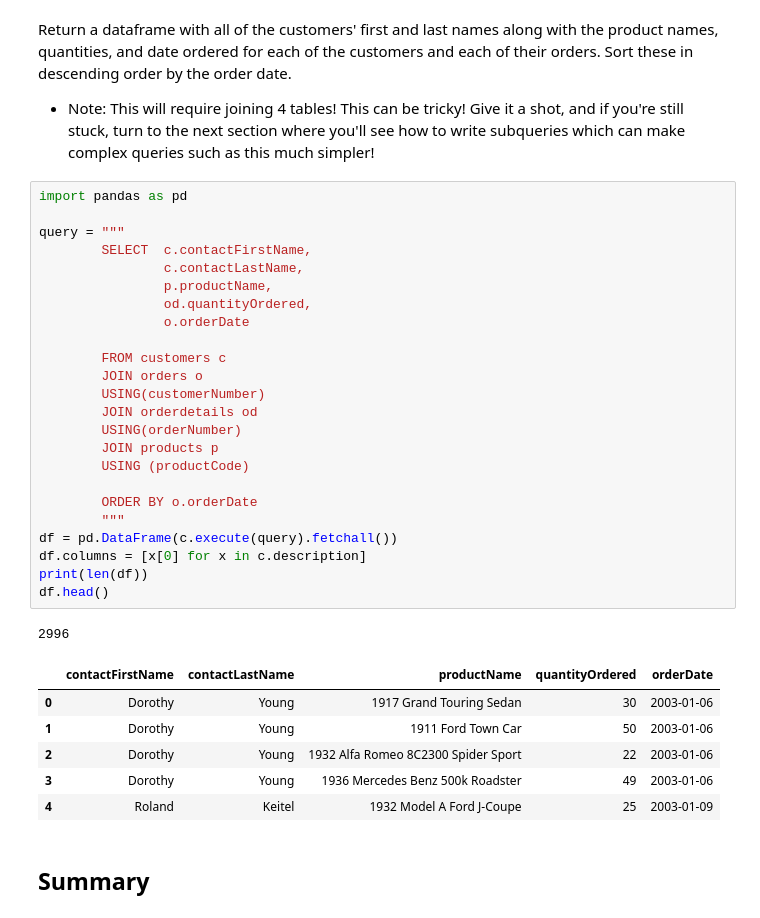
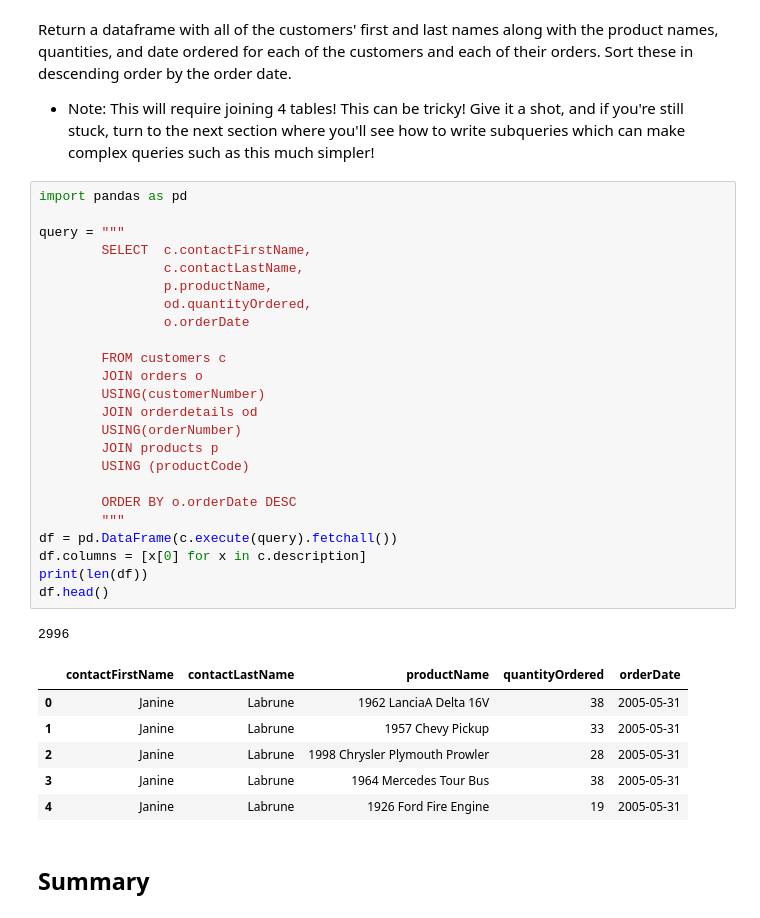
Before and after one commit to kathrinv/dsc-one-to-many-and-many-to-many-joins-lab-nyc-ds-082619, a Jupyter notebook: index.ipynb, the cells around one changed output. Drawn from its saved outputs; the diff is of its cells as text.

```diff
--- a/index.ipynb
+++ b/index.ipynb
@@ -170,35 +170,35 @@ Return a dataframe with all of the customers' first and last names along with th
 # %%
 import pandas as pd
 
 query = """
         SELECT  c.contactFirstName,
                 c.contactLastName,
                 p.productName,
                 od.quantityOrdered,
                 o.orderDate
 
         FROM customers c
         JOIN orders o
         USING(customerNumber)
         JOIN orderdetails od
         USING(orderNumber)
         JOIN products p
         USING (productCode)
 
-        ORDER BY o.orderDate
+        ORDER BY o.orderDate DESC
         """
 df = pd.DataFrame(c.execute(query).fetchall())
 df.columns = [x[0] for x in c.description]
 print(len(df))
 df.head()
 # %% [output]
 2996
 |  | contactFirstName | contactLastName | productName | quantityOrdered | orderDate |
-| 0 | Dorothy | Young | 1917 Grand Touring Sedan | 30 | 2003-01-06 |
-| 1 | Dorothy | Young | 1911 Ford Town Car | 50 | 2003-01-06 |
-| 2 | Dorothy | Young | 1932 Alfa Romeo 8C2300 Spider Sport | 22 | 2003-01-06 |
-| 3 | Dorothy | Young | 1936 Mercedes Benz 500k Roadster | 49 | 2003-01-06 |
-| 4 | Roland | Keitel | 1932 Model A Ford J-Coupe | 25 | 2003-01-09 |
+| 0 | Janine | Labrune | 1962 LanciaA Delta 16V | 38 | 2005-05-31 |
+| 1 | Janine | Labrune | 1957 Chevy Pickup | 33 | 2005-05-31 |
+| 2 | Janine | Labrune | 1998 Chrysler Plymouth Prowler | 28 | 2005-05-31 |
+| 3 | Janine | Labrune | 1964 Mercedes Tour Bus | 38 | 2005-05-31 |
+| 4 | Janine | Labrune | 1926 Ford Fire Engine | 19 | 2005-05-31 |
 # %% [markdown]
 ## Summary
 # %% [markdown]
```
